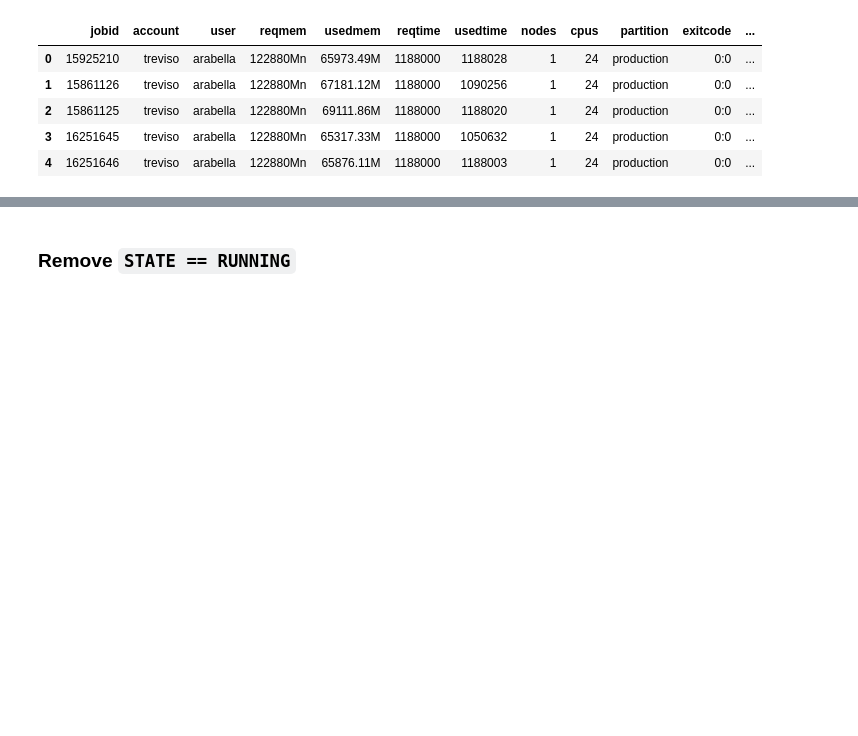
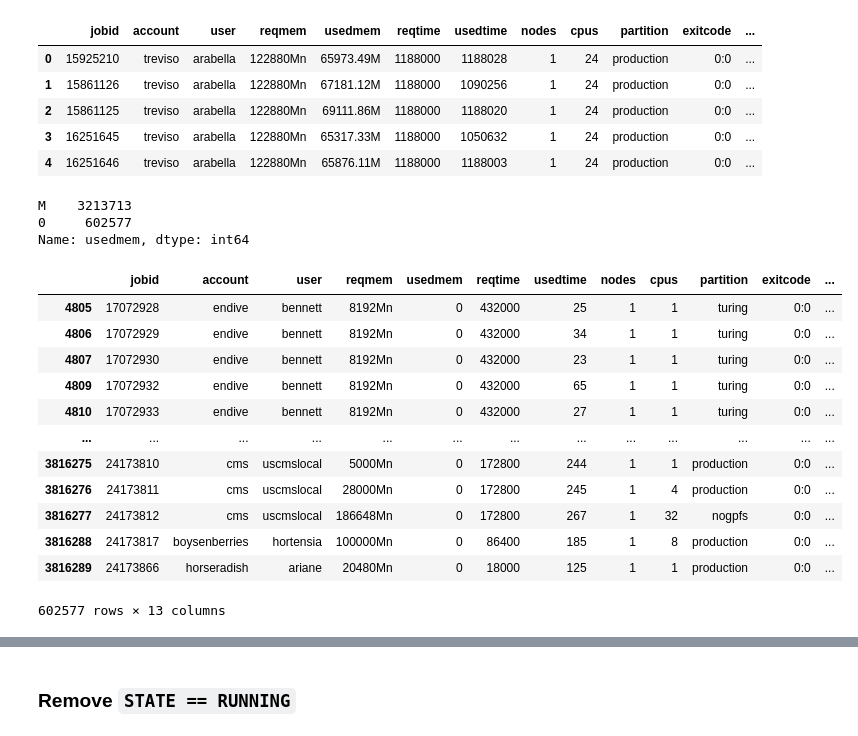
Before and after one commit to nss-data-science-cohort-4/dq2-accre-amd, a Jupyter notebook: notebooks/accre_jobs_2020.ipynb, the cells around one changed output, grey strips where cells are left out. Drawn from its saved outputs; the diff is of its cells as text; code cells hidden in the pictures; blank space fills up the shorter version.

Commit message:
Working on data normalization

```diff
--- a/notebooks/accre_jobs_2020.ipynb
+++ b/notebooks/accre_jobs_2020.ipynb
@@ -7,8 +7,8 @@ import pandas as pd
 # %% [markdown]
 Check the `accre-jobs-2020--datasource-preprocessing.ipynb` file for the data pre-processing steps
 # %%
-data = pd.read_csv('../data/accre-jobs-2020-processed.csv')
-data.head()
+accre_jobs_2020 = pd.read_csv('../data/accre-jobs-2020-processed.csv')
+accre_jobs_2020.head()
 # %% [output]
 |  | JOBID | ACCOUNT | USER | REQMEM | USEDMEM | REQTIME | USEDTIME | NODES | CPUS | PARTITION | EXITCODE | ... |
 | 0 | 15925210 | treviso | arabella | 122880Mn | 65973.49M | 13-18:00:00 | 13-18:00:28 | 1 | 24 | production | 0:0 | ... |
@@ -21,8 +21,8 @@ data.head()
 # %% [markdown]
 ### Change headers to all lowercase
 # %%
-data.columns = data.columns.map(str.lower)
-data.head()
+accre_jobs_2020.columns = accre_jobs_2020.columns.map(str.lower)
+accre_jobs_2020.head()
 # %% [output]
 |  | jobid | account | user | reqmem | usedmem | reqtime | usedtime | nodes | cpus | partition | exitcode | ... |
 | 0 | 15925210 | treviso | arabella | 122880Mn | 65973.49M | 13-18:00:00 | 13-18:00:28 | 1 | 24 | production | 0:0 | ... |
@@ -151,13 +151,13 @@ def convert_time_to_seconds(time_str):
 # %% [markdown]
 Now, we can convert the time columns to seconds
 # %%
-new_reqtime = data["reqtime"].map(convert_time_to_seconds)
-new_usedtime = data["usedtime"].map(convert_time_to_seconds)
+new_reqtime = accre_jobs_2020["reqtime"].map(convert_time_to_seconds)
+new_usedtime = accre_jobs_2020["usedtime"].map(convert_time_to_seconds)
 
-data = data.assign(reqtime = new_reqtime)
-data = data.assign(usedtime = new_usedtime)
+accre_jobs_2020 = accre_jobs_2020.assign(reqtime = new_reqtime)
+accre_jobs_2020 = accre_jobs_2020.assign(usedtime = new_usedtime)
 
-data.head()
+accre_jobs_2020.head()
 # %% [output]
 |  | jobid | account | user | reqmem | usedmem | reqtime | usedtime | nodes | cpus | partition | exitcode | ... |
 | 0 | 15925210 | treviso | arabella | 122880Mn | 65973.49M | 1188000 | 1188028 | 1 | 24 | production | 0:0 | ... |
@@ -165,3 +165,26 @@ data.head()
 | 2 | 15861125 | treviso | arabella | 122880Mn | 69111.86M | 1188000 | 1188020 | 1 | 24 | production | 0:0 | ... |
 | 3 | 16251645 | treviso | arabella | 122880Mn | 65317.33M | 1188000 | 1050632 | 1 | 24 | production | 0:0 | ... |
 | 4 | 16251646 | treviso | arabella | 122880Mn | 65876.11M | 1188000 | 1188003 | 1 | 24 | production | 0:0 | ... |
+# %%
+accre_jobs_2020['usedmem'].str[-1].value_counts()
+# %% [output]
+M    3213713
+0     602577
+Name: usedmem, dtype: int64
+# %%
+accre_mem_zeros = accre_jobs_2020[accre_jobs_2020['usedmem'] == '0'] # Why would they have used memory == 0
+accre_mem_zeros
+# %% [output]
+|  | jobid | account | user | reqmem | usedmem | reqtime | usedtime | nodes | cpus | partition | exitcode | ... |
+| 4805 | 17072928 | endive | bennett | 8192Mn | 0 | 432000 | 25 | 1 | 1 | turing | 0:0 | ... |
+| 4806 | 17072929 | endive | bennett | 8192Mn | 0 | 432000 | 34 | 1 | 1 | turing | 0:0 | ... |
+| 4807 | 17072930 | endive | bennett | 8192Mn | 0 | 432000 | 23 | 1 | 1 | turing | 0:0 | ... |
+| 4809 | 17072932 | endive | bennett | 8192Mn | 0 | 432000 | 65 | 1 | 1 | turing | 0:0 | ... |
+| 4810 | 17072933 | endive | bennett | 8192Mn | 0 | 432000 | 27 | 1 | 1 | turing | 0:0 | ... |
+| ... | ... | ... | ... | ... | ... | ... | ... | ... | ... | ... | ... | ... |
+| 3816275 | 24173810 | cms | uscmslocal | 5000Mn | 0 | 172800 | 244 | 1 | 1 | production | 0:0 | ... |
+| 3816276 | 24173811 | cms | uscmslocal | 28000Mn | 0 | 172800 | 245 | 1 | 4 | production | 0:0 | ... |
+| 3816277 | 24173812 | cms | uscmslocal | 186648Mn | 0 | 172800 | 267 | 1 | 32 | nogpfs | 0:0 | ... |
+| 3816288 | 24173817 | boysenberries | hortensia | 100000Mn | 0 | 86400 | 185 | 1 | 8 | production | 0:0 | ... |
+| 3816289 | 24173866 | horseradish | ariane | 20480Mn | 0 | 18000 | 125 | 1 | 1 | production | 0:0 | ... |
+602577 rows × 13 columns
```
Also changed, not shown: parts of 14 cells of this notebook.
